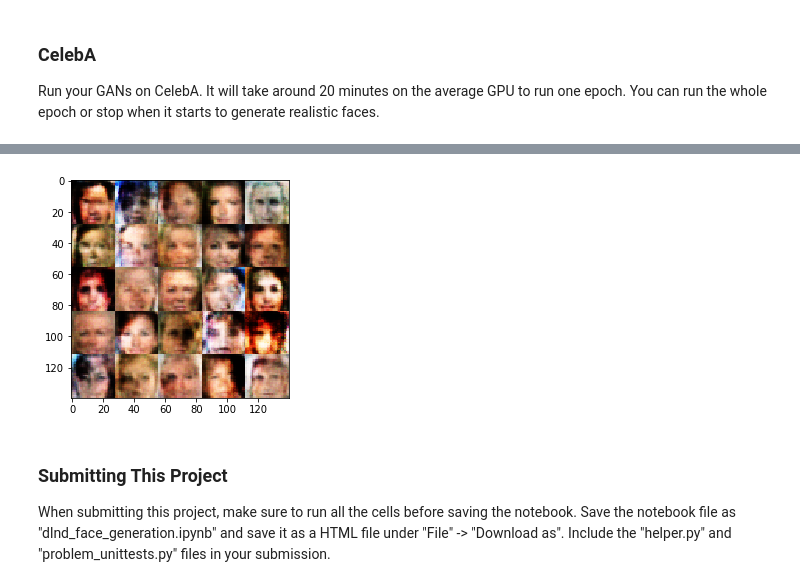
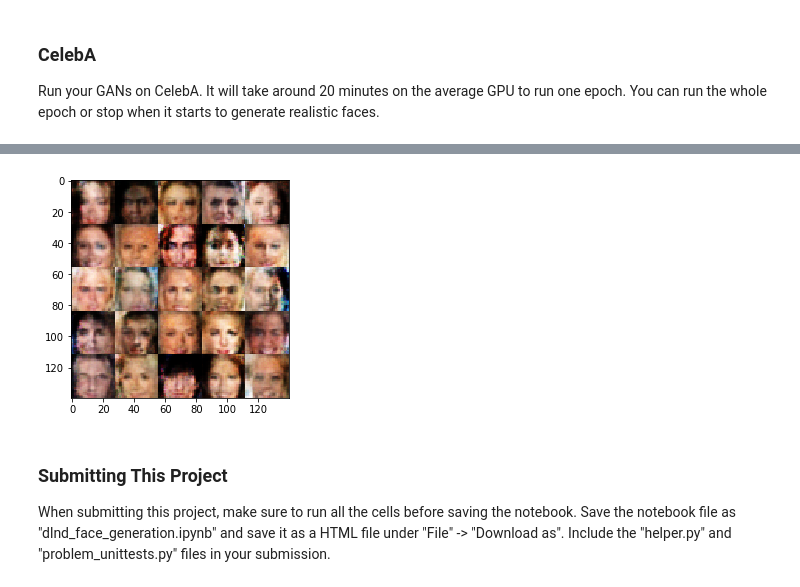
Before and after one commit to jg1141/face-generation, a Jupyter notebook: dlnd_face_generation.ipynb, the cells around one changed output, grey strips where cells are left out. Cells and saved outputs as stored; diff of their text form; code cells hidden in the pictures.

```diff
--- a/dlnd_face_generation.ipynb
+++ b/dlnd_face_generation.ipynb
@@ -136,7 +136,8 @@ Implement `discriminator` to create a discriminator neural network that discrimi
 # %%
 # Constants
 alpha = 0.2
-stddev = 0.02
+dropout = 0.3
+smooth = 0.1
 
 def leaky_relu(x):
     return tf.maximum(alpha * x, x)
@@ -157,7 +158,7 @@ def discriminator(images, reuse=False):
                                 5,
                                 strides=2,
                                 padding='same',
-                                kernel_initializer=tf.random_normal_initializer(stddev=stddev))
+                                kernel_initializer=tf.contrib.layers.xavier_initializer())
 
     with tf.variable_scope('discriminator', reuse=reuse):
         # Input layer is 28x28xchannels with NO batch normalization
@@ -166,12 +167,14 @@ def discriminator(images, reuse=False):
         # 14x14x64
 
         x2 = conv2d_k5_s2(relu1, 128)
-        bn2 = tf.layers.batch_normalization(x2, training=True)
+        x2_d = tf.layers.dropout(x2, rate=dropout, training=True)
+        bn2 = tf.layers.batch_normalization(x2_d, training=True)
         relu2 = leaky_relu(bn2)
         # 7x7x128
 
         x3 = conv2d_k5_s2(relu2, 256)
-        bn3 = tf.layers.batch_normalization(x3, training=True)
+        x3_d = tf.layers.dropout(x3, rate=dropout, training=True)
+        bn3 = tf.layers.batch_normalization(x3_d, training=True)
         relu3 = leaky_relu(bn3)
         # 4x4x256
 
@@ -215,19 +218,21 @@ def generator(z, out_channel_dim, is_train=True):
                                           5,
                                           strides=2,
                                           padding='same',
-                                          kernel_initializer=tf.random_normal_initializer(stddev=stddev))
+                                          kernel_initializer=tf.contrib.layers.xavier_initializer())
 
     with tf.variable_scope('generator', reuse=reuse):
         # First fully connected layer
-        x1 = tf.layers.dense(z, 7*7*512, kernel_initializer=tf.random_normal_initializer(stddev=stddev))
+        x1 = tf.layers.dense(z, 7*7*512, kernel_initializer=tf.contrib.layers.xavier_initializer())
         # Reshape it to start the convolutional stack
         x1 = tf.reshape(x1, (-1, 7, 7, 512))
-        x1 = tf.layers.batch_normalization(x1, training=is_train)
+        x1_d = tf.layers.dropout(x1, rate=dropout, training=True)
+        x1 = tf.layers.batch_normalization(x1_d, training=is_train)
         x1 = leaky_relu(x1)
         # 7x7x512 now
 
         x2 = conv2d_trans(x1, 256)
-        x2 = tf.layers.batch_normalization(x2, training=is_train)
+        x2_d = tf.layers.dropout(x2, rate=dropout, training=True)
+        x2 = tf.layers.batch_normalization(x2_d, training=is_train)
         x2 = leaky_relu(x2)
         # 14x14x256 now
 
@@ -267,7 +272,7 @@ def model_loss(input_real, input_z, out_channel_dim):
     d_model_fake, d_logits_fake = discriminator(g_model, reuse=True)
 
     d_loss_real = tf.reduce_mean(
-        tf.nn.sigmoid_cross_entropy_with_logits(logits=d_logits_real, labels=tf.ones_like(d_model_real)))
+        tf.nn.sigmoid_cross_entropy_with_logits(logits=d_logits_real, labels=tf.ones_like(d_model_real) * (1 - smooth)))
     d_loss_fake = tf.reduce_mean(
         tf.nn.sigmoid_cross_entropy_with_logits(logits=d_logits_fake, labels=tf.zeros_like(d_model_fake)))
     g_loss = tf.reduce_mean(
@@ -449,10 +444,10 @@ Epoch 2/2... Discriminator Loss: 0.1767... Generator Loss: 2.2233
 ### CelebA
 Run your GANs on CelebA.  It will take around 20 minutes on the average GPU to run one epoch.  You can run the whole epoch or stop when it starts to generate realistic faces.
 # %%
-batch_size = 16
+batch_size = 32
 z_dim = 100
 learning_rate = 0.0001
-beta1 = 0.1
+beta1 = 0.5
 
 tf.reset_default_graph()
 
@@ -479,4 +469,4 @@ Epoch 1/1... Discriminator Loss: 0.0112... Generator Loss: 11.8638
-[figure, old version]
+[figure, new version]
 # %% [markdown]
 ### Submitting This Project
 When submitting this project, make sure to run all the cells before saving the notebook. Save the notebook file as "dlnd_face_generation.ipynb" and save it as a HTML file under "File" -> "Download as". Include the "helper.py" and "problem_unittests.py" files in your submission.
```
Also changed, not shown: parts of 2 cells of this notebook, 1 other file.
